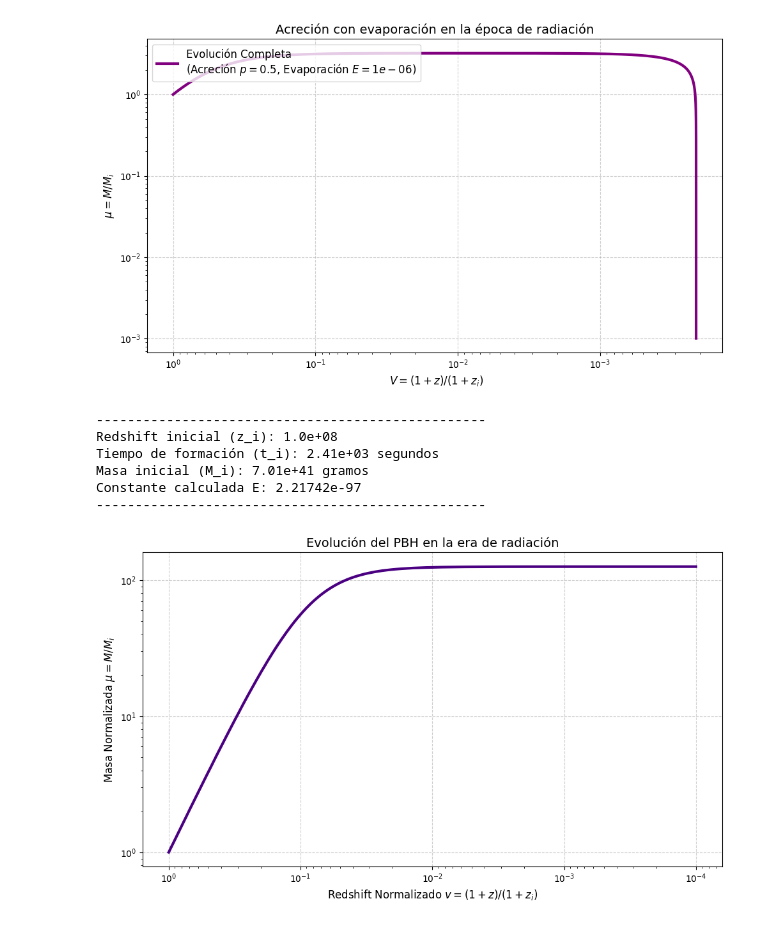
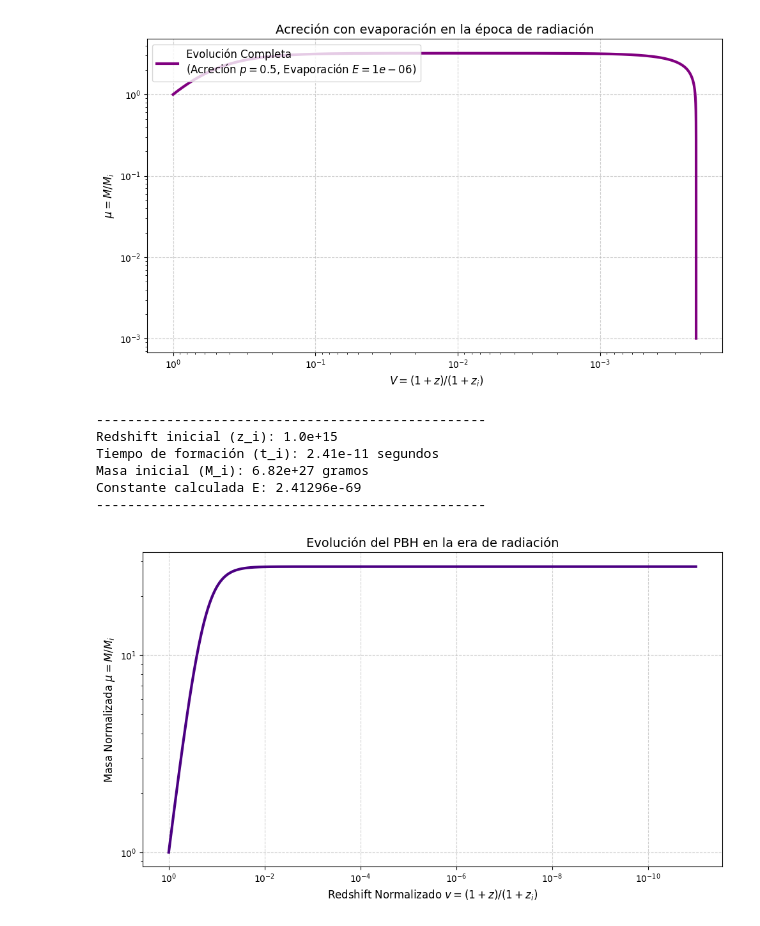
Before and after one commit to Baitzadust/PBH-Codes, a Jupyter notebook: accretion2.ipynb, the cells around one changed output. Saved outputs shown, nothing was run; the diff lists cells and outputs as text; code cells hidden in the pictures.

```diff
--- a/accretion2.ipynb
+++ b/accretion2.ipynb
@@ -182,9 +182,9 @@ Omega_r0 = 9.0e-5
 # 2. Parámetros del Agujero Negro (Física de Formación)
 # ---------------------------------------------------------
 # Redshift de formación (z_i muy alto para que la masa sea ligera y logre evaporarse)
-z_i = 1e8
-z_f=1e4
-p = 0.72
+z_i = 1e15
+z_f= 1e4
+p = 0.7
 
 # f = (8*sqrt(2)/3) * (c_inf / c)^3, donde c_inf = c/sqrt(3)
 f = (8 * np.sqrt(2) / 3) * (1 / np.sqrt(3))**3 # Aprox 0.725774
@@ -246,35 +246,35 @@ sol = solve_ivp(
     method='Radau',
     events=evaporacion_total,
     rtol=1e-8,
     atol=1e-10
 )
 
 # Corte visual limpio
 v_sol = np.append(sol.t, sol.t[-1] - 1e-11)
 mu_sol = np.append(sol.y[0], np.nan)
 
 # ---------------------------------------------------------
 # 6. Gráfica
 # ---------------------------------------------------------
 plt.figure(figsize=(10, 6))
 
 plt.loglog(v_sol, mu_sol, color='indigo', lw=3, label=f'Ecuación (2)\n$p={p}$, $E={E:.1e}$')
 
 plt.gca().invert_xaxis()
 
 plt.xlabel(r'Redshift Normalizado $v = (1+z)/(1+z_i)$', fontsize=12)
 plt.ylabel(r'Masa Normalizada $\mu = M/M_i$', fontsize=12)
 plt.title('Evolución del PBH en la era de radiación', fontsize=14)
 
 plt.grid(True, linestyle='--', alpha=0.6)
 #plt.legend(fontsize=12, loc='upper left')
 plt.tight_layout()
 plt.show()
 # %% [output]
 --------------------------------------------------
-Redshift inicial (z_i): 1.0e+08
-Tiempo de formación (t_i): 2.41e+03 segundos
-Masa inicial (M_i): 7.01e+41 gramos
-Constante calculada E: 2.21742e-97
+Redshift inicial (z_i): 1.0e+15
+Tiempo de formación (t_i): 2.41e-11 segundos
+Masa inicial (M_i): 6.82e+27 gramos
+Constante calculada E: 2.41296e-69
 --------------------------------------------------
-[figure, old version]
+[figure, new version]
```
Also changed, not shown: parts of 6 cells of this notebook.
